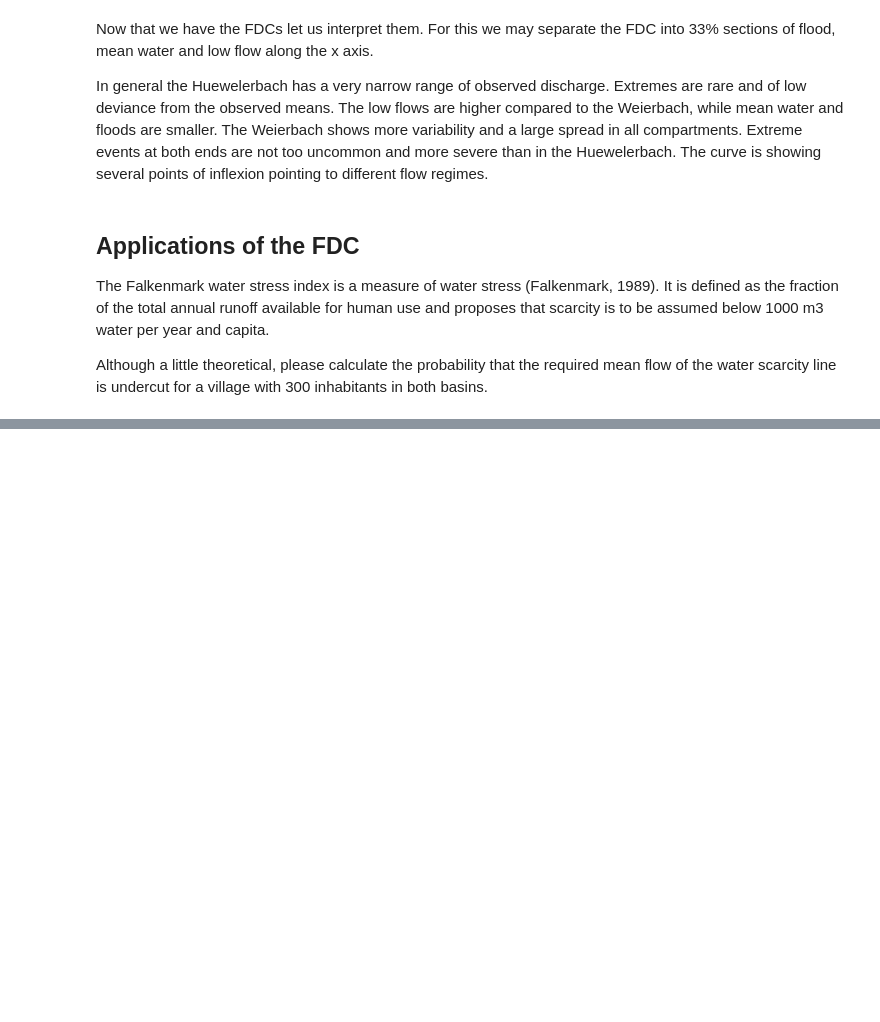
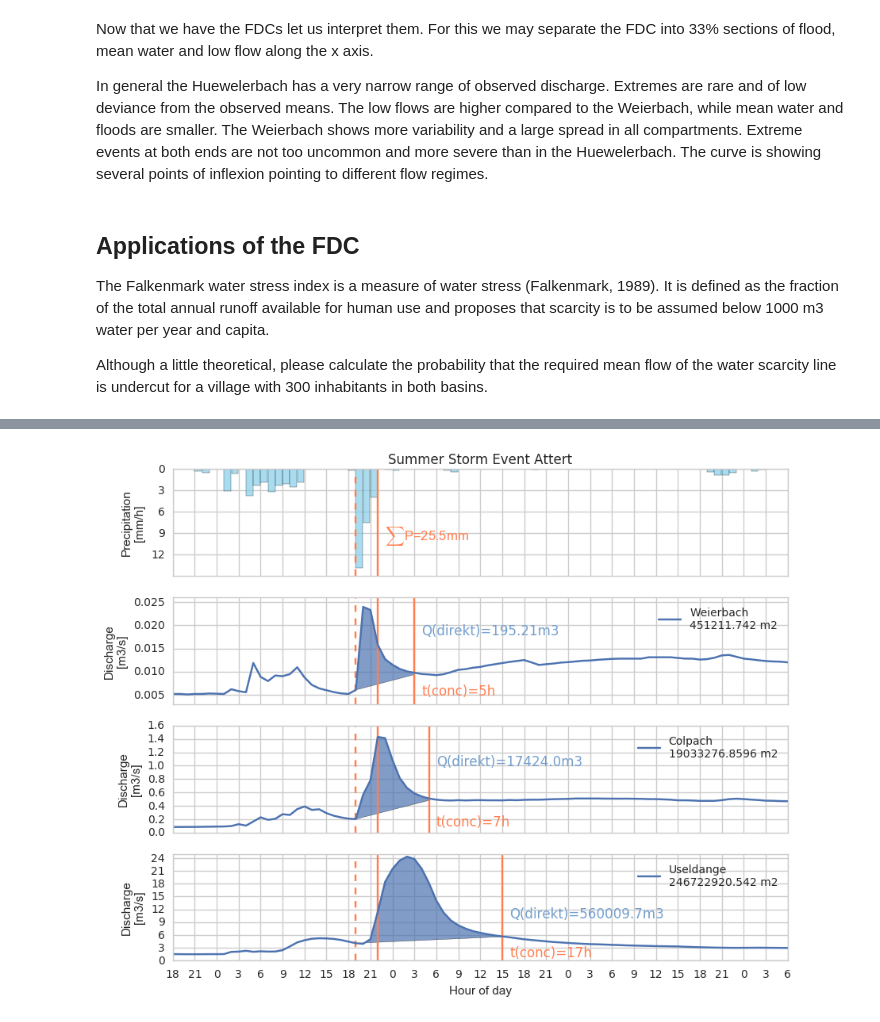
Before and after one commit to cojacoo/hydro_tutorial, a Jupyter notebook: Tutorial_2_FlowDuration_RunoffGeneration.ipynb, the cells around one changed output, grey strips where cells are left out. Cells and saved outputs as stored; diff of their text form; code cells hidden in the pictures; blank space fills up the shorter version.

```diff
--- a/Tutorial_2_FlowDuration_RunoffGeneration.ipynb
+++ b/Tutorial_2_FlowDuration_RunoffGeneration.ipynb
@@ -191,0 +208,96 @@ The result is:
+# %%
+#get meteo data
+#read file:
+meteo = pd.read_csv('Meteo.csv')
+#define time stamp as index
+meteo.index=pd.to_datetime(meteo.iloc[:,0].values)
+#drop old time stamp column
+meteo=meteo.drop('Tag_Stunde',axis=1)
+
+#get areas:
+Area=pd.read_csv('catch_area.csv')
+# %%
+import seaborn as sns
+sns.set(style='whitegrid', palette='deep')
+# %%
+figsize(10,8)
+tstart=pd.to_datetime('2013-06-19 18:00:00')
+tstop=pd.to_datetime('2013-06-23 06:00:00')
+
+dummy_P=meteo[tstart:tstop].SUM_NN050R.resample('H').sum()
+dummy_T=meteo[tstart:tstop].AVG_TA200U.resample('H').mean()
+dummy_Q=QA[tstart:tstop].Weierbach.resample('H').mean()
+dummy_Q1=QA[tstart:tstop].Colpach.resample('H').mean()
+dummy_Q2=QA[tstart:tstop].Useldange.resample('H').mean()
+
+subplot(411)
+bar(dummy_P.index,-dummy_P.values,color='skyblue',alpha=0.7,width=0.04)
+vlines(dummy_Q.index[np.argmax(dummy_Q.values)]-pd.Timedelta(60*60, unit='s'),-15,0.,color='coral',linestyles='dashed')
+vlines(dummy_Q.index[np.argmax(dummy_Q.values)]+pd.Timedelta(2*60*60, unit='s'),-15.,0.,color='coral')
+text(dummy_Q.index[np.argmax(dummy_Q.values)]+pd.Timedelta(3*60*60, unit='s'),-10.,''.join(['$\sum$P=',str(dummy_P[dummy_Q.index[np.argmax(dummy_Q.values)]-pd.Timedelta(60*60, unit='s'):dummy_Q.index[np.argmax(dummy_Q.values)]+pd.Timedelta(3*60*60, unit='s')].sum()),'mm']),color='coral')
+#plot(dummy_P.index,np.cumsum(-dummy_P.values),color='skyblue')
+ylim(-15,0)
+yticks(-np.arange(15)[::3],np.arange(15)[::3])
+xticks(dummy_Q.resample('3H').index,[])
+xlim(tstart,tstop)
+ylabel('Precipitation\n[mm/h]')
+title('Summer Storm Event Attert')
+#twinx()
+#plot(dummy_T.index,dummy_T.values,color='coral')
+#plot(dummy_T.index[[0,-1]],[0,0],':',color='black')
+#ylim(-20,30)
+
+subplot(412)
+plot(dummy_Q.index,dummy_Q.values,label=''.join(['Weierbach\n'+str(Area.Weierbach[0])+' m2']))
+d0=dummy_Q[dummy_Q.index[np.argmax(dummy_Q.values)]-pd.Timedelta(60*60, unit='s'):dummy_Q.index[np.argmax(dummy_Q.values)]+pd.Timedelta(7*60*60, unit='s')]
+fill_between(d0.index,d0.values,np.arange(len(d0))/len(d0)*(d0.iloc[-1]-d0.iloc[0])+d0.iloc[0],alpha=0.7)
+qd0=np.sum((d0.values-(np.arange(len(d0))/len(d0)*(d0.iloc[-1]-d0.iloc[0])+d0.iloc[0]))*3600.)
+text(d0.index[-1]+pd.Timedelta(60*60, unit='s'),0.018,''.join(['Q(direkt)=',str(np.round(qd0,2)),'m3']),color=colorx.mpl_colors[0])
+vlines(dummy_Q.index[np.argmax(dummy_Q.values)]-pd.Timedelta(60*60, unit='s'),0.003,0.026,color='coral',linestyles='dashed')
+vlines(dummy_Q.index[np.argmax(dummy_Q.values)]+pd.Timedelta(2*60*60, unit='s'),0.003,0.026,color='coral')
+vlines(dummy_Q.index[np.argmax(dummy_Q.values)]+pd.Timedelta(7*60*60, unit='s'),0.003,0.026,color='coral')
+text(dummy_Q.index[np.argmax(dummy_Q.values)]+pd.Timedelta(8*60*60, unit='s'),0.005,'t(conc)=5h',color='coral')
+ylim(0.003,0.026)
+legend()
+#ylim(0,25)
+#yticks(np.arange(25)[::3])
+xticks(dummy_Q.resample('3H').index,[])
+xlim(tstart,tstop)
+ylabel('Discharge\n[m3/s]')
+
+subplot(413)
+plot(dummy_Q1.index,dummy_Q1.values,label=''.join(['Colpach\n'+str(Area.Colpach[0])+' m2']))
+d1=dummy_Q1[dummy_Q.index[np.argmax(dummy_Q.values)]-pd.Timedelta(60*60, unit='s'):dummy_Q.index[np.argmax(dummy_Q.values)]+pd.Timedelta(9*60*60, unit='s')]
+fill_between(d1.index,d1.values,np.arange(len(d1))/len(d1)*(d1.iloc[-1]-d1.iloc[0])+d1.iloc[0],alpha=0.7)
+qd1=np.sum((d1.values-(np.arange(len(d1))/len(d1)*(d1.iloc[-1]-d1.iloc[0])+d1.iloc[0]))*3600.)
+text(d1.index[-1]+pd.Timedelta(60*60, unit='s'),1.,''.join(['Q(direkt)=',str(np.round(qd1,2)),'m3']),color=colorx.mpl_colors[0])
+vlines(dummy_Q.index[np.argmax(dummy_Q.values)]-pd.Timedelta(60*60, unit='s'),0.003,1.6,color='coral',linestyles='dashed')
+vlines(dummy_Q.index[np.argmax(dummy_Q.values)]+pd.Timedelta(2*60*60, unit='s'),0.003,1.6,color='coral')
+vlines(dummy_Q.index[np.argmax(dummy_Q.values)]+pd.Timedelta(9*60*60, unit='s'),0.003,1.6,color='coral')
+text(dummy_Q.index[np.argmax(dummy_Q.values)]+pd.Timedelta(10*60*60, unit='s'),0.1,'t(conc)=7h',color='coral')
+ylim(0.003,1.6)
+legend()
+xticks(dummy_Q1.resample('3H').index,[])
+xlim(tstart,tstop)
+ylabel('Discharge\n[m3/s]')
+
+subplot(414)
+plot(dummy_Q2.index,dummy_Q2.values,label=''.join(['Useldange\n'+str(Area.Useldange[0])+' m2']))
+d2=dummy_Q2[dummy_Q.index[np.argmax(dummy_Q.values)]-pd.Timedelta(60*60, unit='s'):dummy_Q.index[np.argmax(dummy_Q.values)]+pd.Timedelta(19*60*60, unit='s')]
+fill_between(d2.index,d2.values,np.arange(len(d2))/len(d2)*(d2.iloc[-1]-d2.iloc[0])+d2.iloc[0],alpha=0.7)
+qd2=np.sum((d2.values-(np.arange(len(d2))/len(d2)*(d2.iloc[-1]-d2.iloc[0])+d2.iloc[0]))*3600.)
+text(d2.index[-1]+pd.Timedelta(60*60, unit='s'),10,''.join(['Q(direkt)=',str(np.round(qd2,2)),'m3']),color=colorx.mpl_colors[0])
+vlines(dummy_Q.index[np.argmax(dummy_Q.values)]-pd.Timedelta(60*60, unit='s'),0.003,25.,color='coral',linestyles='dashed')
+vlines(dummy_Q.index[np.argmax(dummy_Q.values)]+pd.Timedelta(2*60*60, unit='s'),0.003,25.,color='coral')
+vlines(dummy_Q.index[np.argmax(dummy_Q.values)]+pd.Timedelta(19*60*60, unit='s'),0.003,25.,color='coral')
+text(dummy_Q.index[np.argmax(dummy_Q.values)]+pd.Timedelta(20*60*60, unit='s'),1,'t(conc)=17h',color='coral')
+legend()
+#ylim(0,25)
+yticks(np.arange(25)[::3])
+xticks(dummy_Q2.resample('3H').index,dummy_Q2.resample('3H').index.hour)
+xlim(tstart,tstop)
+ylabel('Discharge\n[m3/s]')
+
+xlabel('Hour of day')
+savefig('attert_summer_storm_annot.pdf')
+# %% [output]
@@ -191,0 +308 @@ The result is:
+[figure, added]
```
Also changed, not shown: parts of 13 cells of this notebook.
